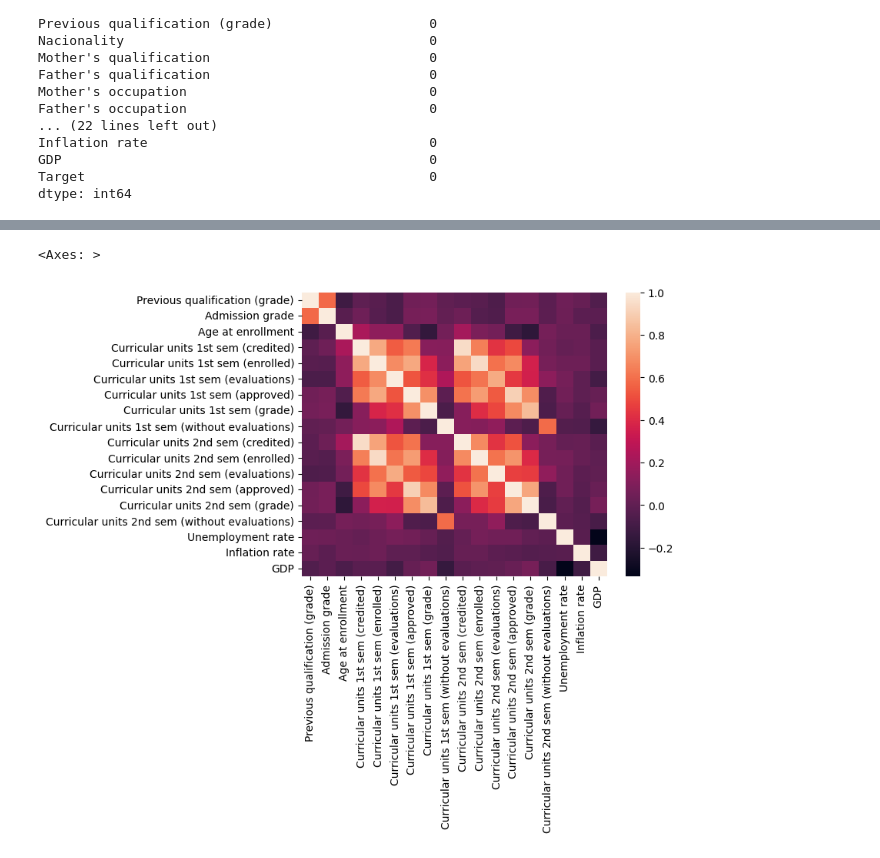
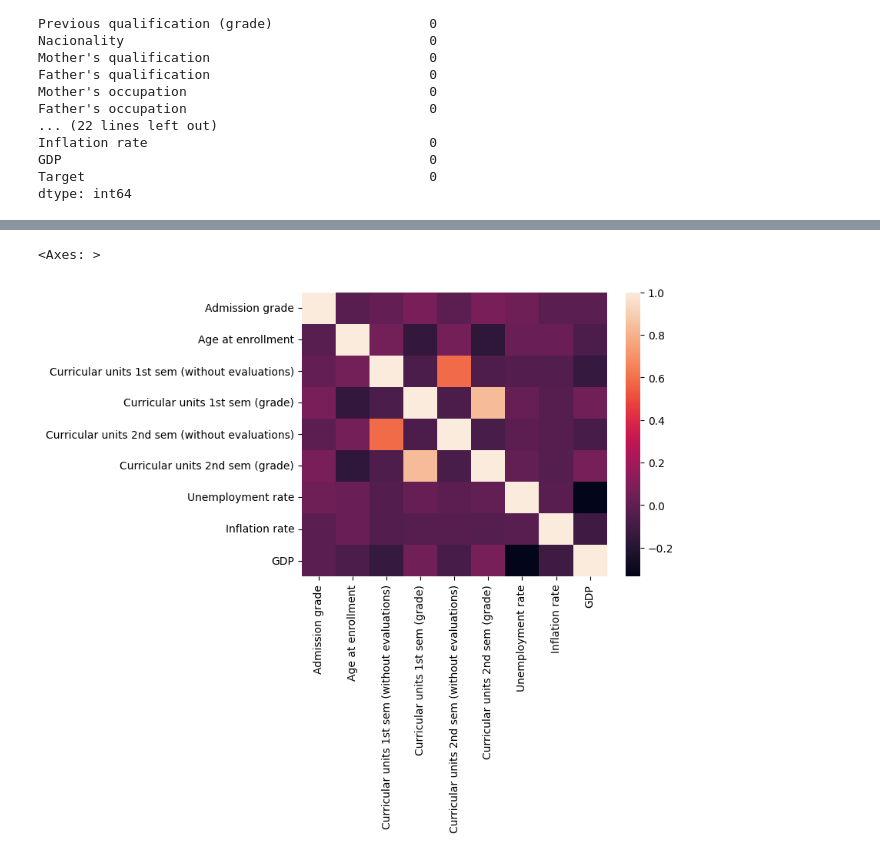
Before and after one commit to IainHenn/Student-Performance-Predictor, a Jupyter notebook: main.ipynb, the cells around one changed output, grey strips where cells are left out. Drawn from its saved outputs; the diff is of its cells as text; code cells hidden in the pictures.

```diff
--- a/main.ipynb
+++ b/main.ipynb
@@ -51,18 +51,23 @@ GDP                                               0
 Target                                            0
 dtype: int64
 # %%
-df_categoricals = ["Marital status", "Application mode", "Application order", "Course", "Daytime/evening attendance",
+list_categoricals = ["Marital status", "Application mode", "Application order", "Course", "Daytime/evening attendance",
                    "Previous qualification", "Nacionality", "Mother's qualification",
                    "Father's qualification", "Mother's occupation", "Father's occupation","Displaced",
                    "Educational special needs", "Debtor", "Tuition fees up to date", "Gender", "Scholarship holder",
                    "International", "Target"]
 
-df_numericals = ["Previous qualification (grade)", "Admission grade", "Age at enrollment","Curricular units 1st sem (credited)",
+list_numericals = ["Previous qualification (grade)", "Admission grade", "Age at enrollment","Curricular units 1st sem (credited)",
                  "Curricular units 1st sem (enrolled)", "Curricular units 1st sem (evaluations)", "Curricular units 1st sem (approved)",
                  "Curricular units 1st sem (grade)", "Curricular units 1st sem (without evaluations)", "Curricular units 2nd sem (credited)",
                  "Curricular units 2nd sem (enrolled)", "Curricular units 2nd sem (evaluations)", "Curricular units 2nd sem (approved)",
                  "Curricular units 2nd sem (grade)", "Curricular units 2nd sem (without evaluations)", "Unemployment rate", "Inflation rate",
                  "GDP"]
+
+list_numericals_modded = ["Admission grade", "Age at enrollment",
+                    "Curricular units 1st sem (without evaluations)", "Curricular units 1st sem (grade)",
+                    "Curricular units 2nd sem (without evaluations)", "Curricular units 2nd sem (grade)",
+                    "Unemployment rate", "Inflation rate", "GDP"]
 # %%
 in_df = []
 for column in df.columns:
@@ -83,6 +106,6 @@ df_variables_dict
 # %%
-df_num_corr_mat = df[df_numericals].corr()
+df_num_corr_mat = df[list_numericals_modded].corr()
 sns.heatmap(df_num_corr_mat)
 # %% [output]
 <Axes: >
-[figure, old version]
+[figure, new version]
```
Also changed, not shown: parts of 22 cells of this notebook.
